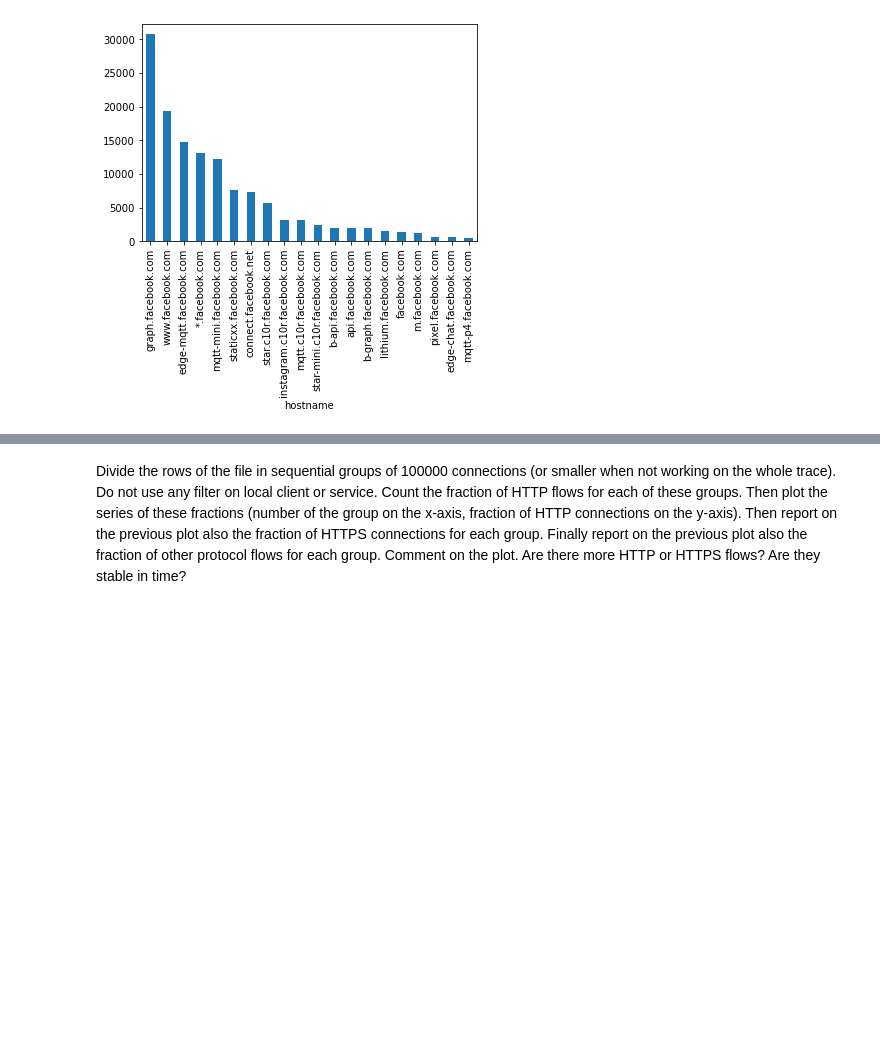
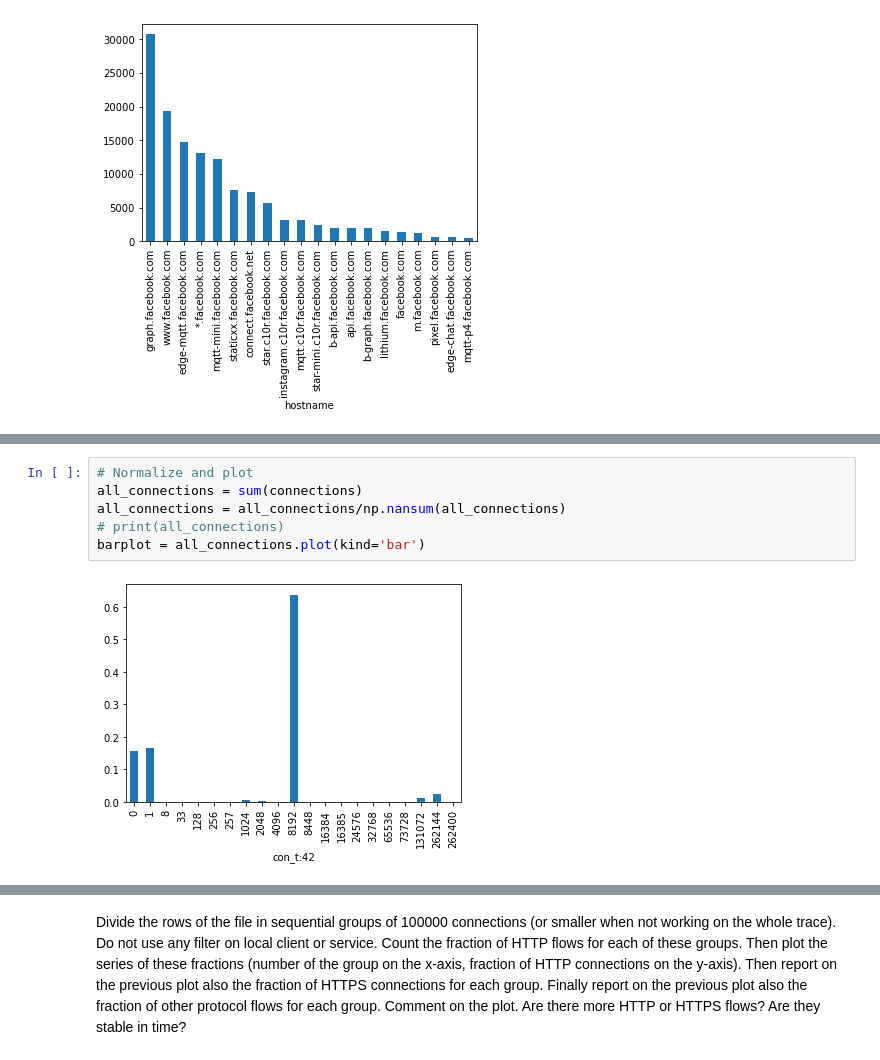
Before and after one commit to AlessioFerra/NML_Group4, a Jupyter notebook: Lab04.ipynb, the cells around one changed output, grey strips where cells are left out. Cells and saved outputs as stored; diff of their text form; blank space fills up the shorter version.

```diff
--- a/Lab04.ipynb
+++ b/Lab04.ipynb
@@ -213,0 +228,8 @@ barplot = connections.sort_values(ascending=False).plot.bar(stacked=True)
+# %%
+# Normalize and plot
+all_connections = sum(connections)
+all_connections = all_connections/np.nansum(all_connections)
+# print(all_connections)
+barplot = all_connections.plot(kind='bar')
+# %% [output]
+[figure, added]
```
Also changed, not shown: parts of 9 cells of this notebook.
